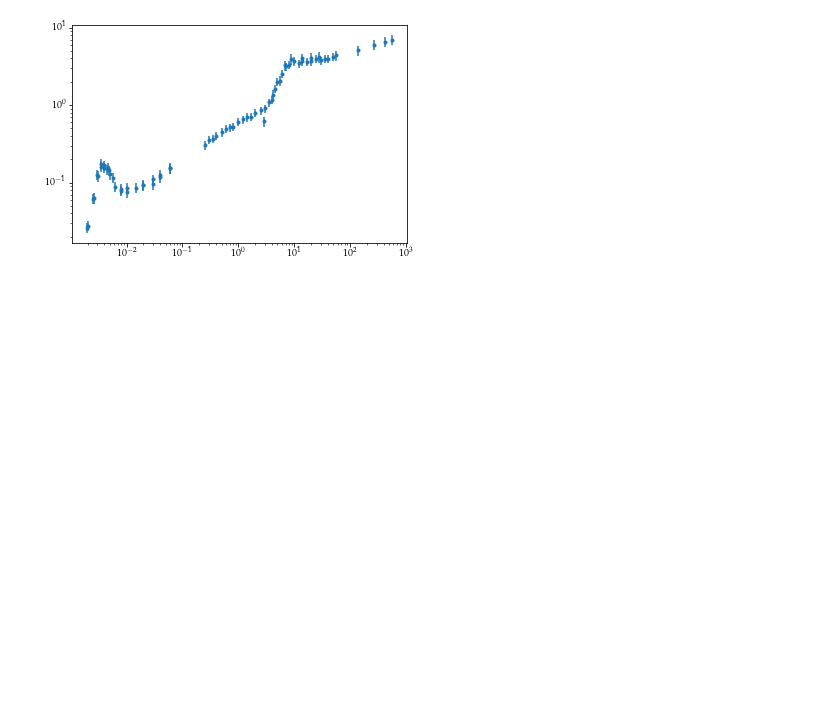
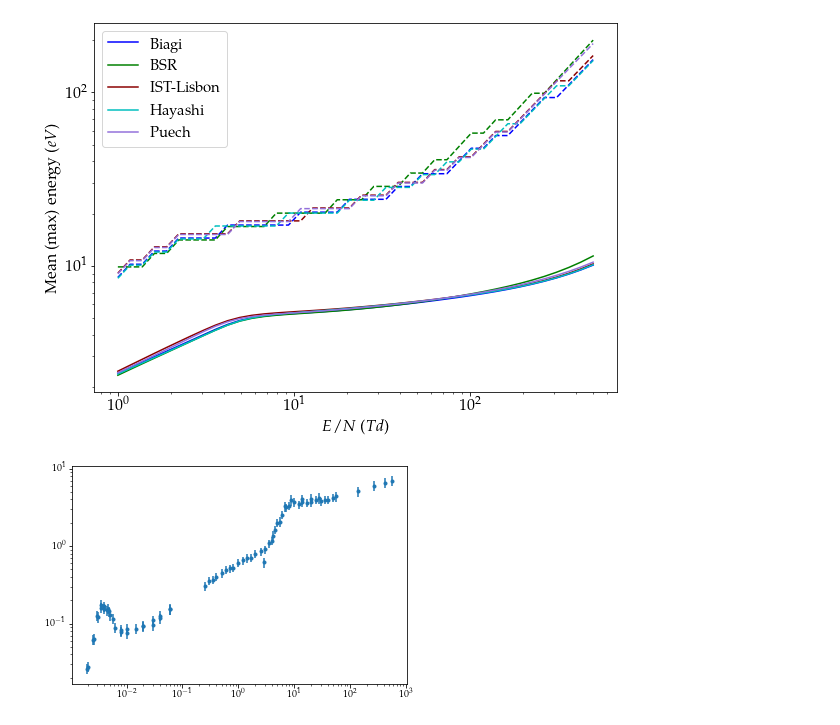
Before and after one commit to dreamer2368/uncertain-crs, a Jupyter notebook: bolsig/swarm.ipynb, the cells around one changed output. Saved outputs shown, nothing was run; the diff lists cells and outputs as text; code cells hidden in the pictures; blank space fills up the shorter version.

```diff
--- a/bolsig/swarm.ipynb
+++ b/bolsig/swarm.ipynb
@@ -106,0 +1093,48 @@ plt.yscale('log')
+# %%
+import input_writer as iw
+from swarmParameters import bolsigOutput
+
+Nsample = 500
+
+N = 40
+E = np.linspace( np.log(1.0), np.log(500.), N)
+E = np.exp(E)
+
+maxE, meanE = [], []
+datasets = ['Biagi','BSR','IST-Lisbon','Hayashi','Puech']
+# datasets = ['Hayashi']
+
+for dataset in datasets:
+    outputFilename = "./output/datasets/%s-rate.dat" % dataset
+    output = bolsigOutput(outputFilename)
+
+    maxE += [np.copy(output.outputs[2].data[:,1])]
+    meanE += [np.copy(output.outputs[3].data[:,1])]
+
+plt.rcParams.update({
+    "text.usetex": True,
+    "font.family": "serif",
+    "font.serif": ["Palatino"],
+    "font.size": 16,
+})
+
+idx = 0
+for k, dataset in enumerate(datasets):
+    plt.plot(E, maxE[k], '--', color=colors[idx])
+    plt.plot(E, meanE[k], '-', label=dataset, color=colors[idx])
+    idx += 1
+
+plt.xscale('log')
+plt.yscale('log')
+plt.xlabel('$E/N$ ($Td$)')
+plt.ylabel('Mean (max) energy ($eV$)')
+# plt.ylim([1e-23, 1e-20])
+# plt.xlim([2, 1000])
+plt.tight_layout()
+plt.legend(loc='upper left', prop={'size': 15})
+# plt.legend(loc='lower right', prop={'size': 15})
+fig = plt.gcf()
+fig.set_size_inches(9, 7)
+
+# fig.savefig("./mean_energy.pdf", dpi=1200)
+# %% [output]
@@ -107,3 +1146,4 @@ plt.yscale('log')
+[figure, added]
 # %%
 temp = np.copy(swarms[3].datasets[0].data)
 error = temp[:,1][...,None] * 0.15
```
Also changed, not shown: parts of 14 cells of this notebook, 4 other files.
